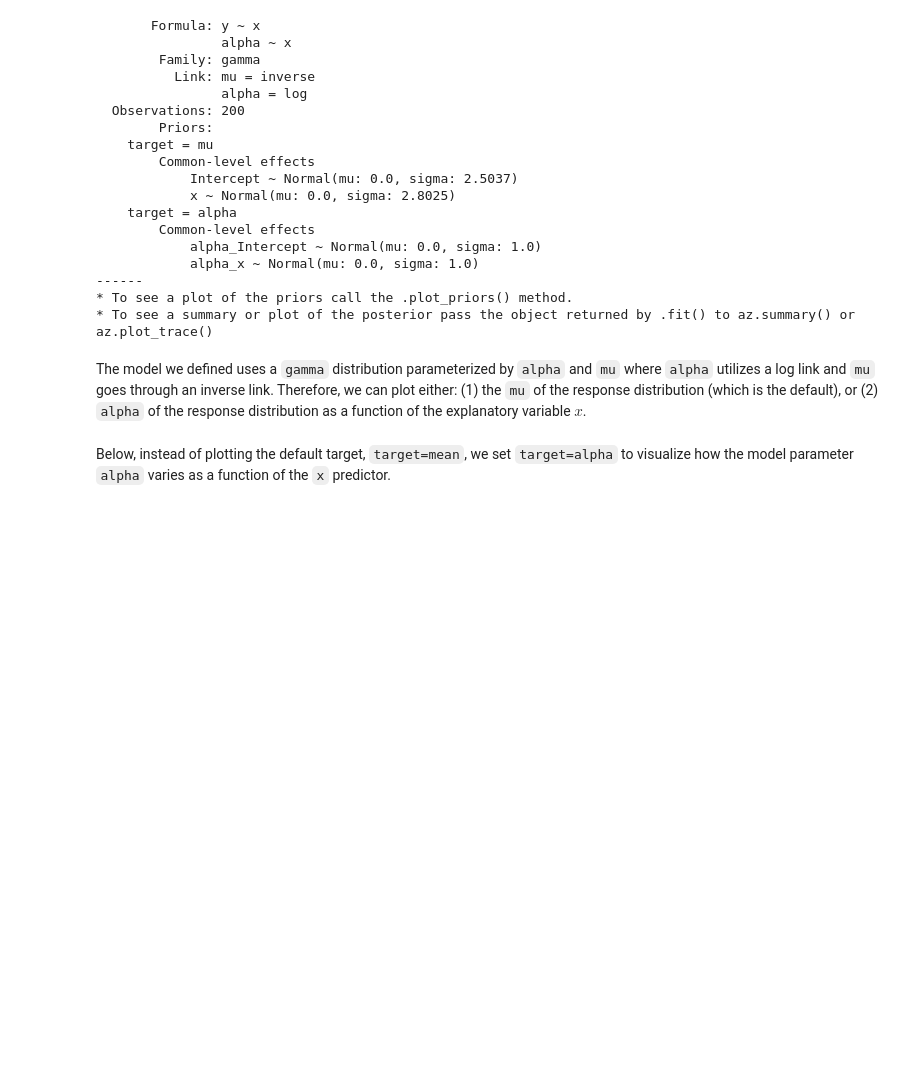
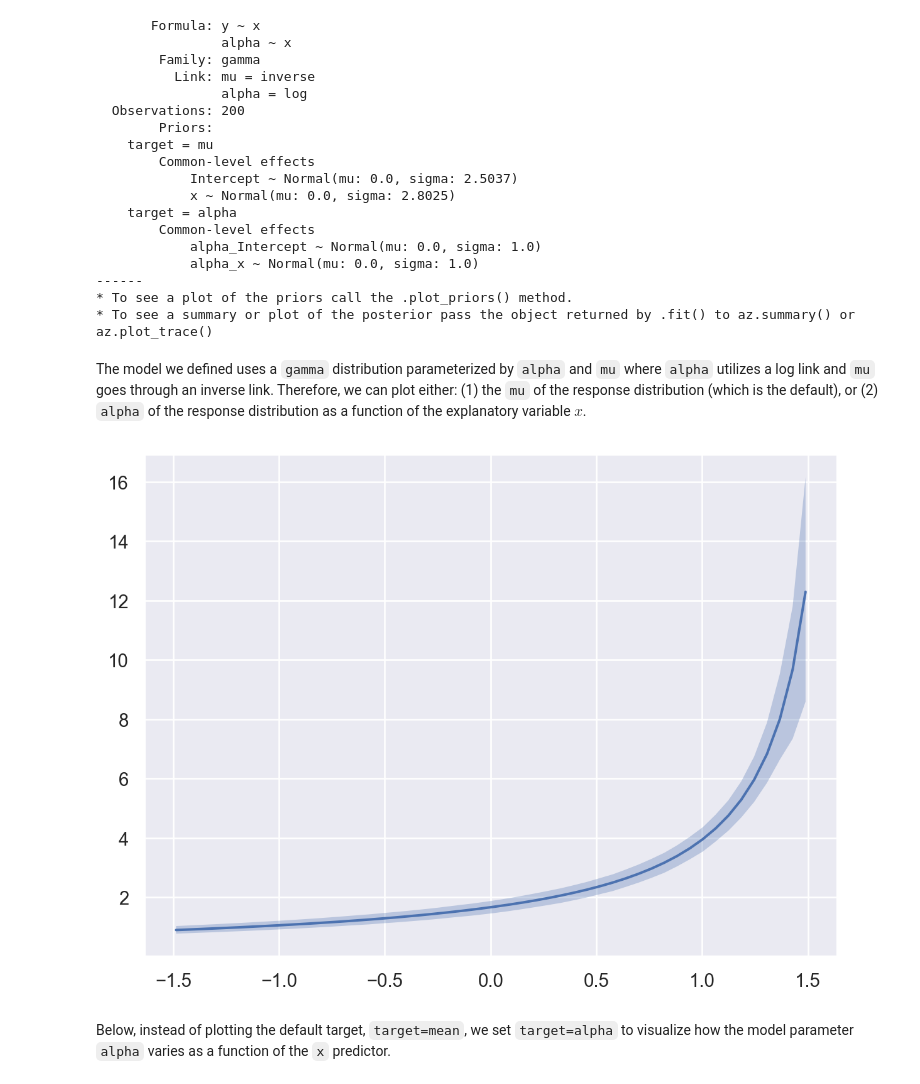
Before and after one commit to bambinos/bambi, a Jupyter notebook: docs/notebooks/plot_predictions.ipynb, the cells around one changed output. Saved outputs shown, nothing was run; the diff lists cells and outputs as text; code cells hidden in the pictures; blank space fills up the shorter version.

```diff
--- a/docs/notebooks/plot_predictions.ipynb
+++ b/docs/notebooks/plot_predictions.ipynb
@@ -446,7 +450,9 @@ model
 The model we defined uses a `gamma` distribution parameterized by `alpha` and `mu` where `alpha` utilizes a log link and `mu` goes through an inverse link. Therefore, we can plot either: (1) the `mu` of the response distribution (which is the default), or (2) `alpha` of the response distribution as a function of the explanatory variable $x$.
 # %%
 # First, the mean of the response (default)
-plot = plot_predictions(model, idata, "x")
+bmb.interpret.plot_predictions(model, idata, "x")
+# %% [output]
+[figure, added]
 # %% [markdown]
 Below, instead of plotting the default target, `target=mean`, we set `target=alpha` to visualize how the model parameter `alpha` varies as a function of the `x` predictor.
 # %%
```
Also changed, not shown: parts of 6 cells of this notebook, 2 other files.
